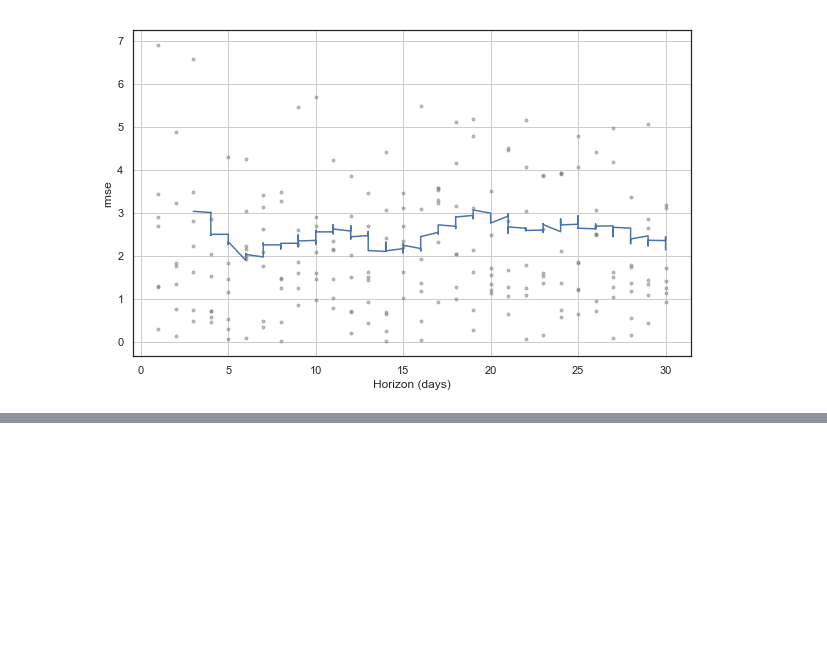
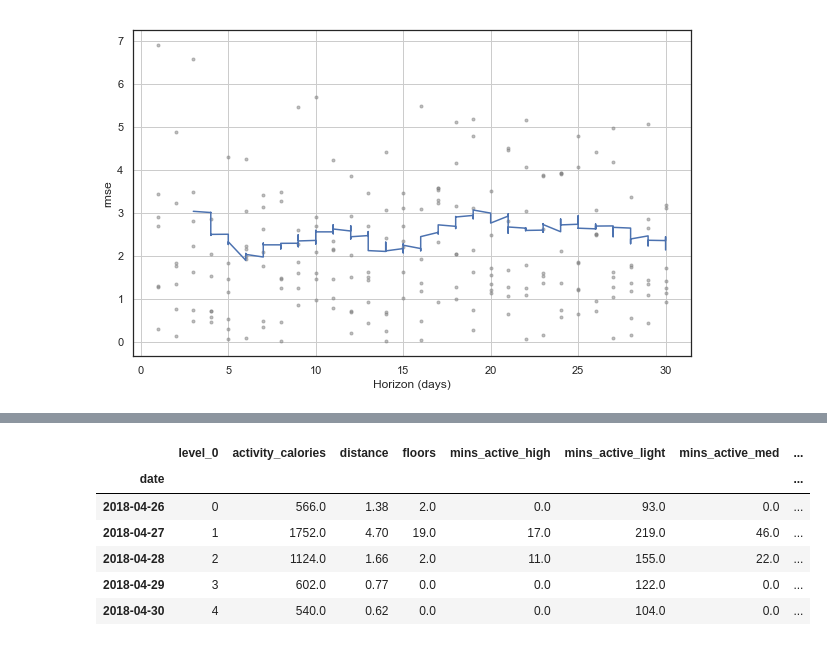
Before and after one commit to sandy-orion-time-series/tsa-project, a Jupyter notebook: tsa_project_orion.ipynb, the cells around one changed output, grey strips where cells are left out. Cells and saved outputs as stored; diff of their text form; code cells hidden in the pictures; blank space fills up the shorter version.

Commit message:
added code for is_weekend column

```diff
--- a/tsa_project_orion.ipynb
+++ b/tsa_project_orion.ipynb
@@ -592,3 +592,6 @@ from fbprophet.plot import plot_cross_validation_metric, plot_forecast_component
 fig3 = plot_cross_validation_metric(df_cv, metric='rmse')
 # %% [output]
 [figure]
+# %%
+df.rename(columns={'index':'date'}, inplace=True)
+df[['date']].head()
@@ -594,0 +608,39 @@ fig3 = plot_cross_validation_metric(df_cv, metric='rmse')
+# %%
+# - Write a function to parse a date column into 6 additional
+# columns (while keeping the original date): year, quarter, month, day of month, day of week, weekend vs. weekday
+def add_date_parts(df):
+    df = df.copy()
+    df['year'] = df.date.dt.year
+    df['quarter'] = df.date.dt.quarter
+    df['month'] = df.date.dt.month
+    df['day'] = df.date.dt.day
+    df['hour'] = df.date.dt.hour
+    df['dayofweek'] = df.date.dt.dayofweek
+    df['weekday'] = df.date.dt.day_name().str[:3]
+    # df['weekday'] = df.date.dt.day_name().str[:3]
+    df['is_weekend'] = ((pd.DatetimeIndex(df.date).dayofweek) // 5 == 1)
+    return df.set_index('date')
+
+
+# - Create a new dataframe that aggregates the sales_total and
+# sale_amount(item count) using sum and median by day of week.
+def aggregate_by_weekday(df):
+    df = df.copy()
+    by_dayofweek = pd.DataFrame()
+    by_dayofweek['quantity_sum'] = df.groupby(['weekday']).quantity.sum()
+    by_dayofweek['item_cnt_sum'] = df.groupby(['weekday']).sale_total.sum()
+    by_dayofweek['quantity_median'] = df.groupby(['weekday']).quantity.median()
+    by_dayofweek['item_cnt_median'] = df.groupby(['weekday']).sale_total.median()
+    return by_dayofweek
+# %%
+df = add_date_parts(df)
+# %%
+df.head()
+# %% [output]
+|  | level_0 | activity_calories | distance | floors | mins_active_high | mins_active_light | mins_active_med | ... |
+| date |  |  |  |  |  |  |  | ... |
+| 2018-04-26 | 0 | 566.0 | 1.38 | 2.0 | 0.0 | 93.0 | 0.0 | ... |
+| 2018-04-27 | 1 | 1752.0 | 4.70 | 19.0 | 17.0 | 219.0 | 46.0 | ... |
+| 2018-04-28 | 2 | 1124.0 | 1.66 | 2.0 | 11.0 | 155.0 | 22.0 | ... |
+| 2018-04-29 | 3 | 602.0 | 0.77 | 0.0 | 0.0 | 122.0 | 0.0 | ... |
+| 2018-04-30 | 4 | 540.0 | 0.62 | 0.0 | 0.0 | 104.0 | 0.0 | ... |
```
Also changed, not shown: parts of 2 cells of this notebook, 1 other file.
